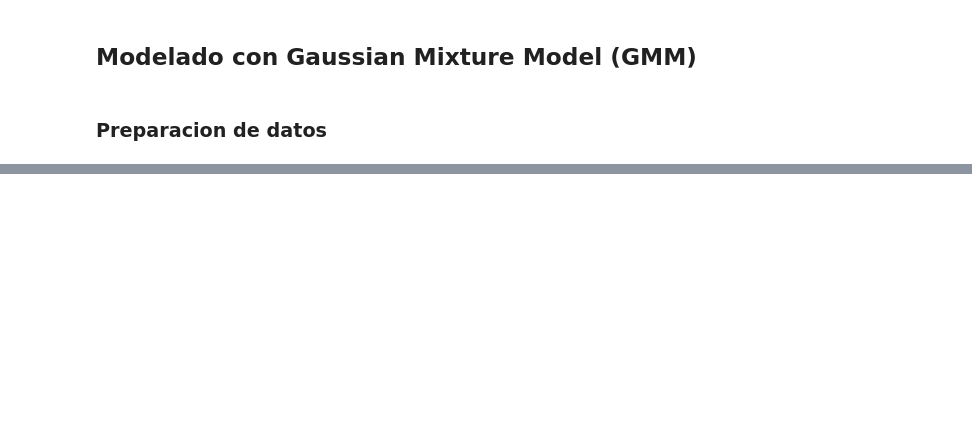
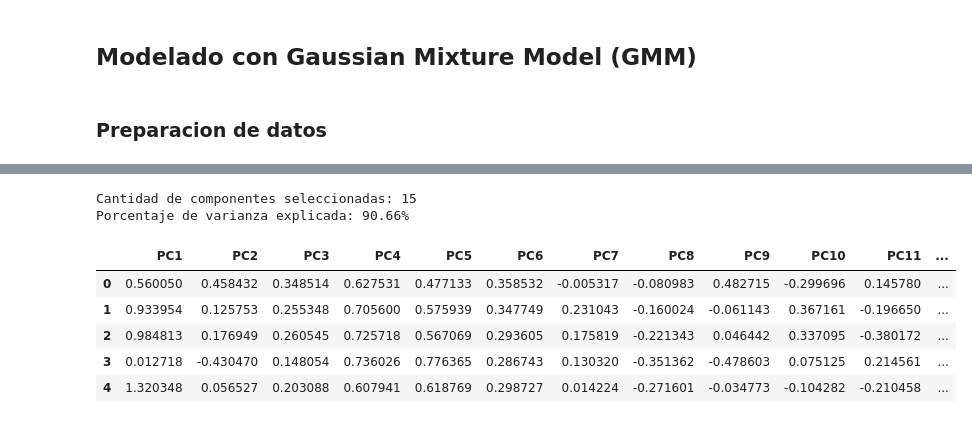
Before and after one commit to christiancalidad/ProyectoIntegradorSep24_Grupo15, a Jupyter notebook: 3.3 Modelo GMM.ipynb, the cells around one changed output, grey strips where cells are left out. Saved outputs shown, nothing was run; the diff lists cells and outputs as text; code cells hidden in the pictures; blank space fills up the shorter version.

```diff
--- a/3.3 Modelo GMM.ipynb
+++ b/3.3 Modelo GMM.ipynb
@@ -57,0 +42,24 @@ Index(['folio_integrante', 'macronutrients_dqi', 'fatty_acids_dqi',
+# %%
+pipeline = Pipeline([
+    ('scaler', MinMaxScaler()),
+    ('pca', PCA(n_components=15))
+])
+
+df_dqi_pca = pipeline.fit_transform(df_dqi_pca)
+
+# Ver resultados
+pca_model = pipeline.named_steps['pca']
+print(f"Cantidad de componentes seleccionadas: {pca_model.n_components_}")
+print(f"Porcentaje de varianza explicada: {pca_model.explained_variance_ratio_.sum() * 100:.2f}%")
+
+df_dqi_pca = pd.DataFrame(df_dqi_pca, columns=[f"PC{i+1}" for i in range(pca_model.n_components_)])
+df_dqi_pca.head()
+# %% [output]
+Cantidad de componentes seleccionadas: 15
+Porcentaje de varianza explicada: 90.66%
+|  | PC1 | PC2 | PC3 | PC4 | PC5 | PC6 | PC7 | PC8 | PC9 | PC10 | PC11 | ... |
+| 0 | 0.560050 | 0.458432 | 0.348514 | 0.627531 | 0.477133 | 0.358532 | -0.005317 | -0.080983 | 0.482715 | -0.299696 | 0.145780 | ... |
+| 1 | 0.933954 | 0.125753 | 0.255348 | 0.705600 | 0.575939 | 0.347749 | 0.231043 | -0.160024 | -0.061143 | 0.367161 | -0.196650 | ... |
+| 2 | 0.984813 | 0.176949 | 0.260545 | 0.725718 | 0.567069 | 0.293605 | 0.175819 | -0.221343 | 0.046442 | 0.337095 | -0.380172 | ... |
+| 3 | 0.012718 | -0.430470 | 0.148054 | 0.736026 | 0.776365 | 0.286743 | 0.130320 | -0.351362 | -0.478603 | 0.075125 | 0.214561 | ... |
+| 4 | 1.320348 | 0.056527 | 0.203088 | 0.607941 | 0.618769 | 0.298727 | 0.014224 | -0.271601 | -0.034773 | -0.104282 | -0.210458 | ... |
```
Also changed, not shown: parts of 15 cells of this notebook.
